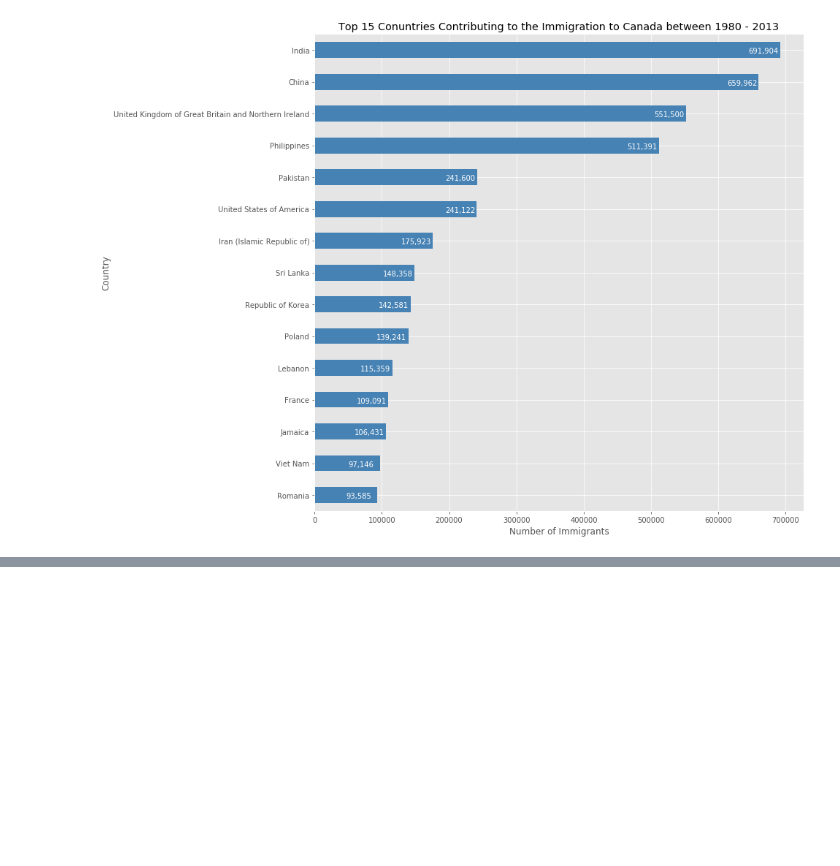
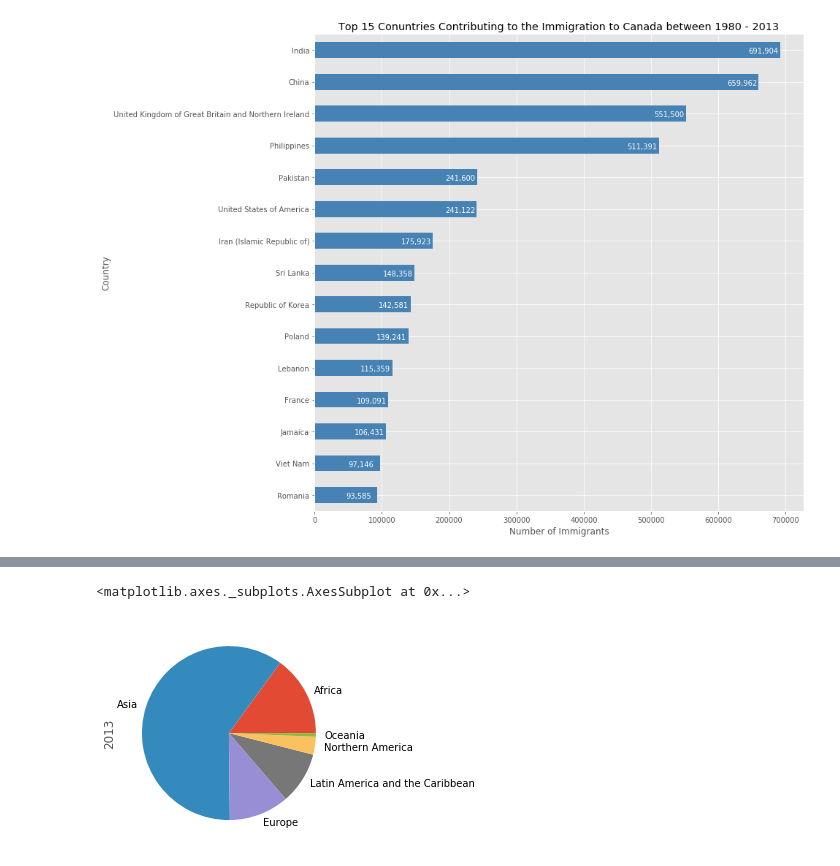
Before and after one commit to fsayfitdinov/immigration_to_canada, a Jupyter notebook: Immigration_to_canada.ipynb, the cells around one changed output, grey strips where cells are left out. Saved outputs shown, nothing was run; the diff lists cells and outputs as text; code cells hidden in the pictures; blank space fills up the shorter version.

```diff
--- a/Immigration_to_canada.ipynb
+++ b/Immigration_to_canada.ipynb
@@ -747,0 +786,2 @@ plt.show()
+# %%
+df_2013 = df_continents['2013']
@@ -747,0 +799,5 @@ plt.show()
+# %%
+df_2013.plot(kind='pie')
+# %% [output]
+<matplotlib.axes._subplots.AxesSubplot at 0x...>
+[figure, added]
```
Also changed, not shown: parts of 45 cells of this notebook.
